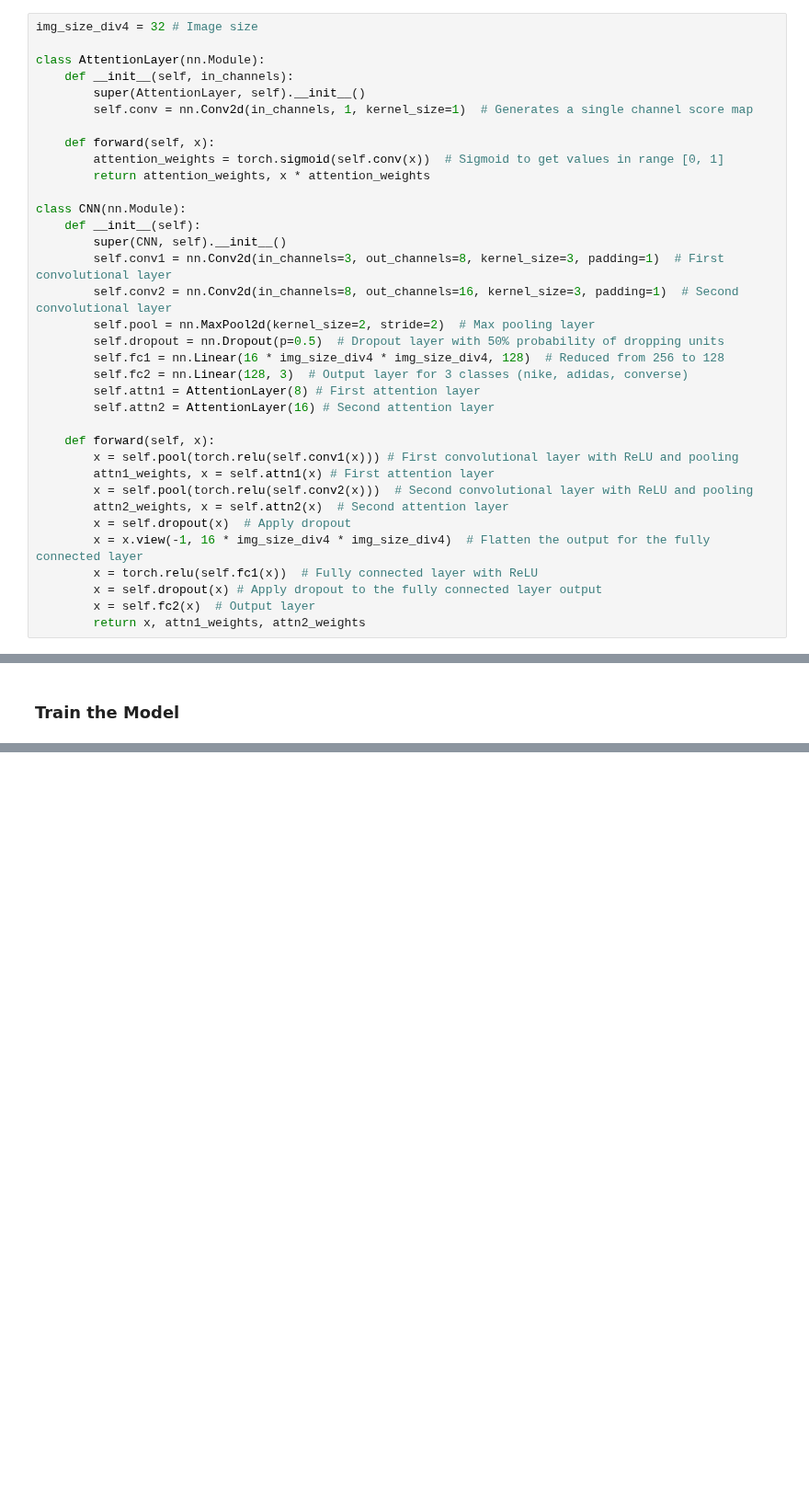
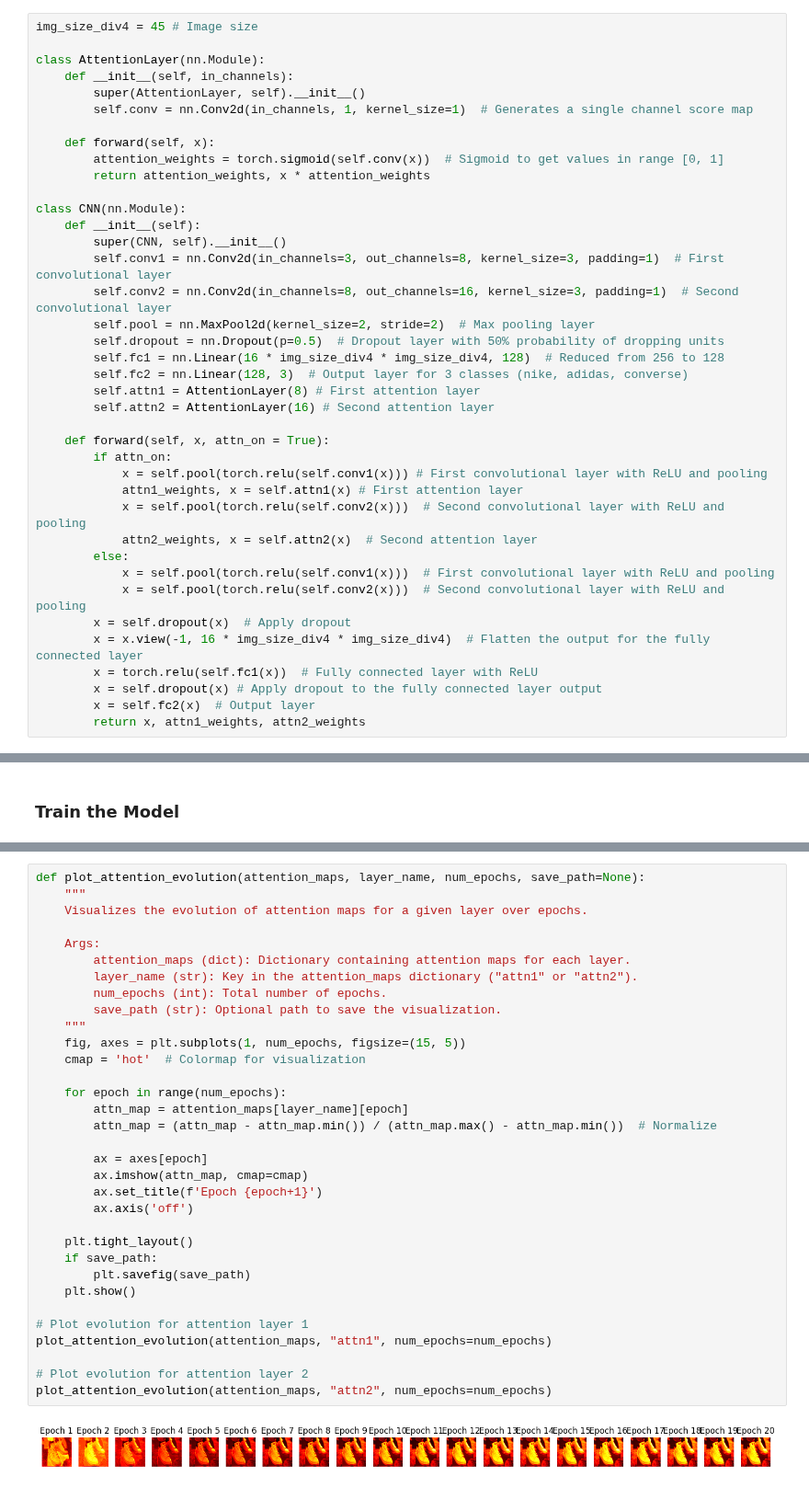
Before and after one commit to adampotton/Cognitive_AI_CW, a Jupyter notebook: Q2D.ipynb, the cells around one changed output, grey strips where cells are left out. Shown at 92% size. Cells and saved outputs as stored; diff of their text form; blank space fills up the shorter version.

```diff
--- a/Q2D.ipynb
+++ b/Q2D.ipynb
@@ -21,5 +28,5 @@ Drive already mounted at /content/drive; to attempt to forcibly remount, call dr
 # %%
-img_size_div4 = 32 # Image size
+img_size_div4 = 45 # Image size
 
 class AttentionLayer(nn.Module):
     def __init__(self, in_channels):
@@ -42,11 +49,15 @@ class CNN(nn.Module):
         self.attn1 = AttentionLayer(8) # First attention layer
         self.attn2 = AttentionLayer(16) # Second attention layer
 
-    def forward(self, x):
-        x = self.pool(torch.relu(self.conv1(x))) # First convolutional layer with ReLU and pooling
-        attn1_weights, x = self.attn1(x) # First attention layer
-        x = self.pool(torch.relu(self.conv2(x)))  # Second convolutional layer with ReLU and pooling
-        attn2_weights, x = self.attn2(x)  # Second attention layer
+    def forward(self, x, attn_on = True):
+        if attn_on:
+            x = self.pool(torch.relu(self.conv1(x))) # First convolutional layer with ReLU and pooling
+            attn1_weights, x = self.attn1(x) # First attention layer
+            x = self.pool(torch.relu(self.conv2(x)))  # Second convolutional layer with ReLU and pooling
+            attn2_weights, x = self.attn2(x)  # Second attention layer
+        else:
+            x = self.pool(torch.relu(self.conv1(x)))  # First convolutional layer with ReLU and pooling
+            x = self.pool(torch.relu(self.conv2(x)))  # Second convolutional layer with ReLU and pooling
         x = self.dropout(x)  # Apply dropout
         x = x.view(-1, 16 * img_size_div4 * img_size_div4)  # Flatten the output for the fully connected layer
         x = torch.relu(self.fc1(x))  # Fully connected layer with ReLU
@@ -184,0 +197,35 @@ WARNING:matplotlib.image:Clipping input data to the valid range for imshow with
+# %%
+def plot_attention_evolution(attention_maps, layer_name, num_epochs, save_path=None):
+    """
+    Visualizes the evolution of attention maps for a given layer over epochs.
+
+    Args:
+        attention_maps (dict): Dictionary containing attention maps for each layer.
+        layer_name (str): Key in the attention_maps dictionary ("attn1" or "attn2").
+        num_epochs (int): Total number of epochs.
+        save_path (str): Optional path to save the visualization.
+    """
+    fig, axes = plt.subplots(1, num_epochs, figsize=(15, 5))
+    cmap = 'hot'  # Colormap for visualization
+
+    for epoch in range(num_epochs):
+        attn_map = attention_maps[layer_name][epoch]
+        attn_map = (attn_map - attn_map.min()) / (attn_map.max() - attn_map.min())  # Normalize
+
+        ax = axes[epoch]
+        ax.imshow(attn_map, cmap=cmap)
+        ax.set_title(f'Epoch {epoch+1}')
+        ax.axis('off')
+
+    plt.tight_layout()
+    if save_path:
+        plt.savefig(save_path)
+    plt.show()
+
+# Plot evolution for attention layer 1
+plot_attention_evolution(attention_maps, "attn1", num_epochs=num_epochs)
+
+# Plot evolution for attention layer 2
+plot_attention_evolution(attention_maps, "attn2", num_epochs=num_epochs)
+# %% [output]
+[figure, added]
```
Also changed, not shown: parts of 10 cells of this notebook.
